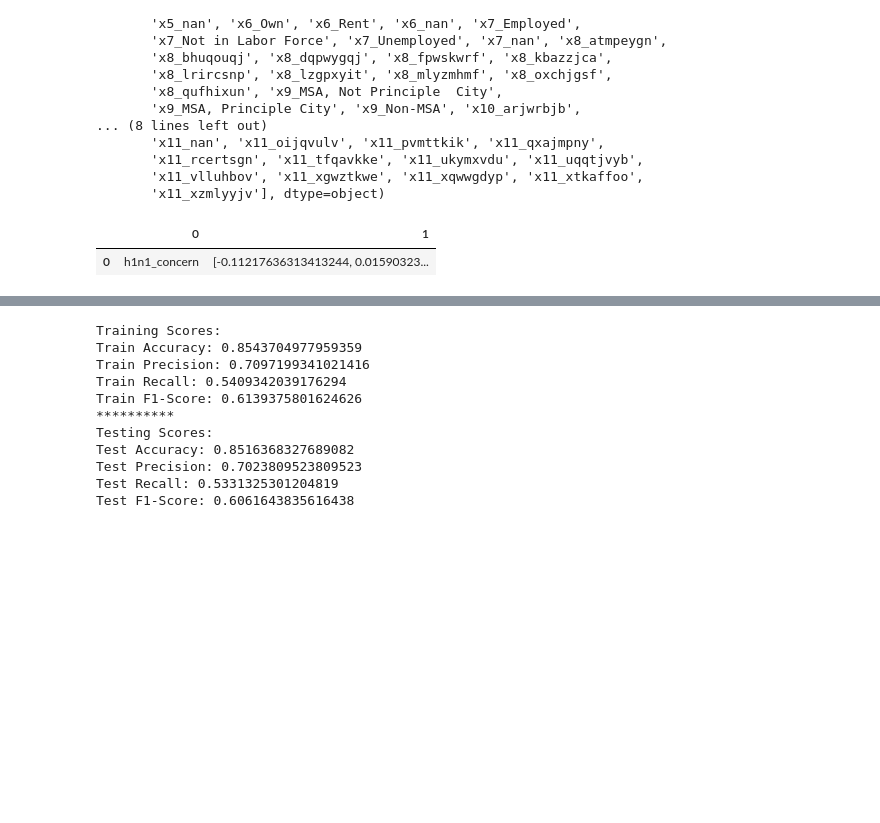
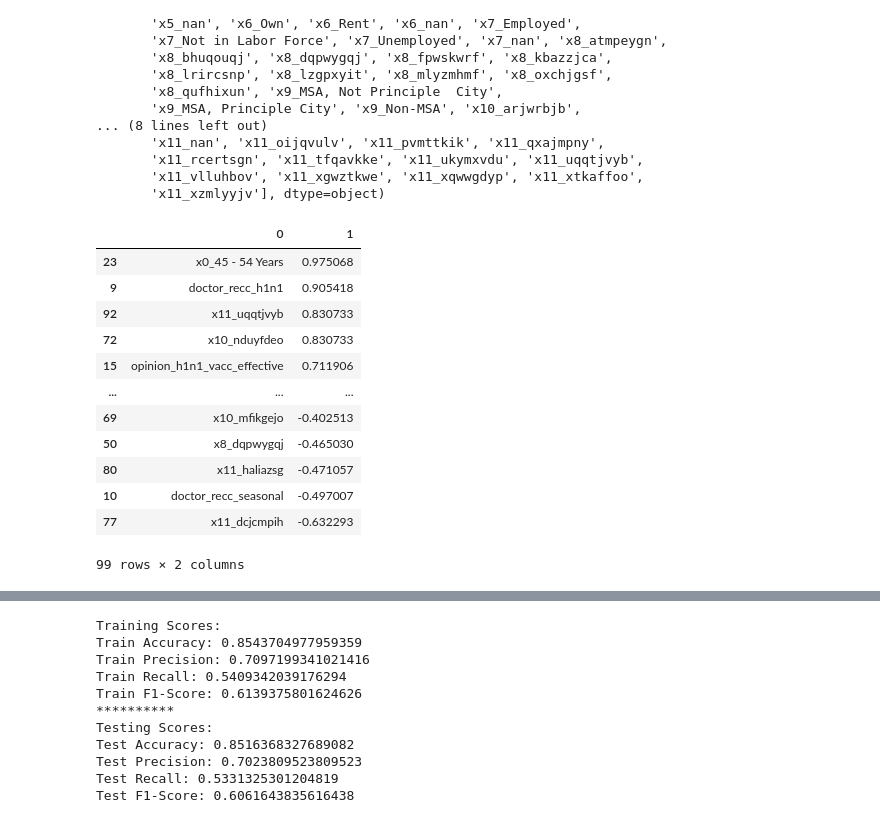
Before and after one commit to Lou-Hines/H1N1_Vaccine_Uptake_Prediction, a Jupyter notebook: Vaccine_EDA _1.ipynb, the cells around one changed output, grey strips where cells are left out. Saved outputs shown, nothing was run; the diff lists cells and outputs as text; code cells hidden in the pictures; blank space fills up the shorter version.

```diff
--- a/Vaccine_EDA _1.ipynb
+++ b/Vaccine_EDA _1.ipynb
@@ -744,7 +744,7 @@ preprocessor = ColumnTransformer(
     transformers=[
         ('num', num_transformer, num_cols),
         ('cat', cat_transformer, cat_cols),
-    ], remainder='passthrough')
+    ])
 # %%
 
 # can't find a way to run this without it killing the kernal. worked on it for about an hour.
@@ -842,7 +842,18 @@ array(['x0_18 - 34 Years', 'x0_35 - 44 Years', 'x0_45 - 54 Years',
        'x11_xzmlyyjv'], dtype=object)
 # %%
 coefs= logreg.steps[1][1].coef_
-pd.DataFrame(zip(names, coefs))
+pd.DataFrame(zip(names, coefs[0])).sort_values(by =1 , ascending = False)
 # %% [output]
 |  | 0 | 1 |
-| 0 | h1n1_concern | [-0.11217636313413244, 0.01590323... |
+| 23 | x0_45 - 54 Years | 0.975068 |
+| 9 | doctor_recc_h1n1 | 0.905418 |
+| 92 | x11_uqqtjvyb | 0.830733 |
+| 72 | x10_nduyfdeo | 0.830733 |
+| 15 | opinion_h1n1_vacc_effective | 0.711906 |
+| ... | ... | ... |
+| 69 | x10_mfikgejo | -0.402513 |
+| 50 | x8_dqpwygqj | -0.465030 |
+| 80 | x11_haliazsg | -0.471057 |
+| 10 | doctor_recc_seasonal | -0.497007 |
+| 77 | x11_dcjcmpih | -0.632293 |
+99 rows × 2 columns
```
Also changed, not shown: parts of 27 cells of this notebook, 3 other files.
